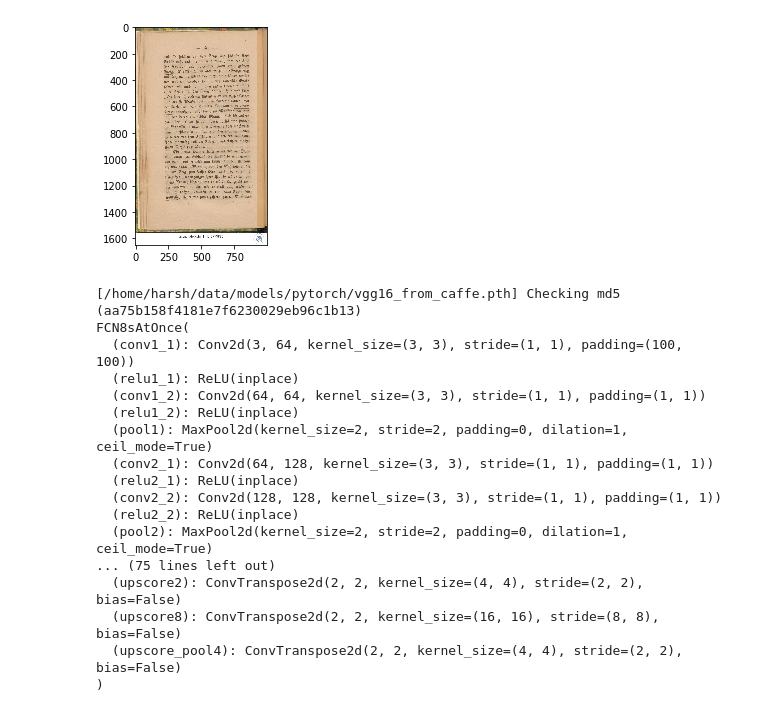
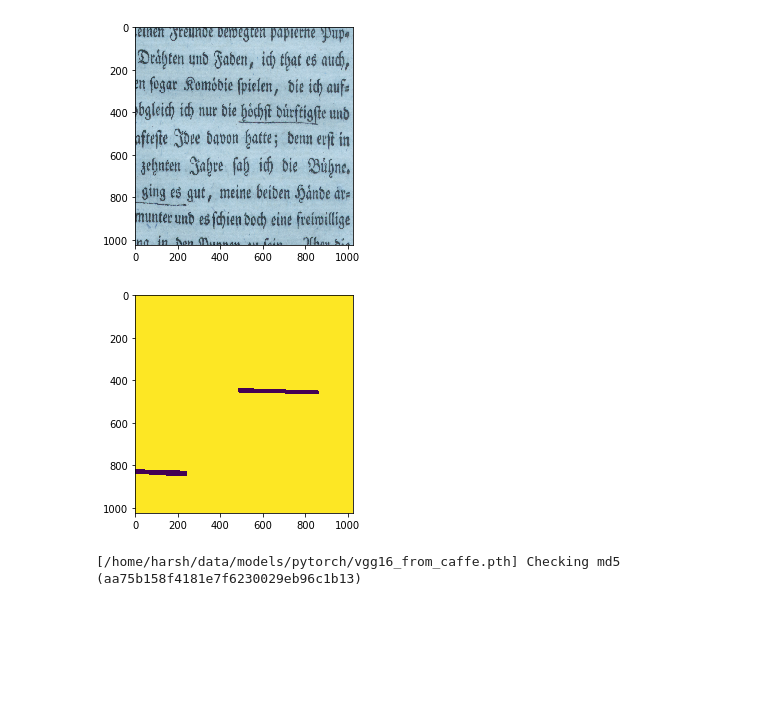
Before and after one commit to harshgrovr/Semester_Project, a Jupyter notebook: Ensembling_Training_with_FCN8/Ensembling_training_with_FCN8.ipynb, the cells around one changed output. Drawn from its saved outputs; the diff is of its cells as text; code cells hidden in the pictures; blank space fills up the shorter version.

```diff
--- a/Ensembling_Training_with_FCN8/Ensembling_training_with_FCN8.ipynb
+++ b/Ensembling_Training_with_FCN8/Ensembling_training_with_FCN8.ipynb
@@ -37,6 +38,7 @@ def make_cv_folds(img_root, gt_root, num_folds, random_state):
     gt_root = os.path.expanduser(gt_root)
     for f in sorted(os.listdir(img_root)):
         if not os.path.isfile(os.path.join(img_root, f)) or not os.path.isfile(os.path.join(gt_root, f.rsplit(".", 1)[0] + ".png")):
+            print(f, img_root)
             raise Exception("GT fehlt")
         samples.append((os.path.join(img_root, f), os.path.join(gt_root, f.rsplit(".", 1)[0] + ".png")))
 
@@ -79,7 +81,7 @@ def normalize(dataloader, dataset):
     gt_stdDev = []
 
     for i, data in enumerate(dataloader, 0):
-        # shape (batch_size, 3, height, width)
+        # shape (batch_size, 4, height, width)
         numpy_image = data[0].numpy()
         batch_mean = np.mean(numpy_image, axis=(0,2,3))
         batch_std1 = np.std(numpy_image,axis=(0,2,3), ddof=1)
@@ -161,9 +163,9 @@ class Annotations(Dataset):
 
         img1 = np.copy(img[:,:,:3])
         img2 = np.copy(img[:,:,3])
-        plt.imshow(img1)
+#         plt.imshow(img1)
         #plt.show()
-        img1  = Image.fromarray((img1*255).astype('uint8'), 'RGB')
+        img1  = Image.fromarray((img1).astype('uint8'), 'RGB')
        # plt.imshow(img1)
        # plt.show()
         img2 = Image.fromarray(img2.astype('uint8'), mode ='L')
@@ -398,20 +400,21 @@ testset.trainingMean, testset.trainingStd ,testset.gtMean, testset.gtStd = norma
 # %%
 # Apply Normalization when apply_transform = 1
-apply_transform = 1
+apply_transform = 0
 dat = trainset[0]
 img = dat[0].numpy().transpose(1,2,0).astype(np.uint8)
 gt = dat[1].numpy()
 # print(np.unique(img[:,:,:0]))
 # print(np.unique(img[:,:,:1]))
 # print(np.unique(img[:,:,:2]))
 # print(np.unique(img[:,:,:3]))
 # print(np.unique(img[:,:,:4]))
-# plt.imshow(img[:,:,0:3])
-# plt.show()
-# plt.imshow(gt.squeeze())
-# plt.show()
+plt.imshow(img[:,:,0:3])
+plt.show()
+plt.imshow(gt.squeeze())
+plt.show()
 # %% [output]
-[figure, old version]
+[figure, new version]
+[figure, added]
 # %%
 log_dir = "log-mg3/"
 
@@ -446,7 +449,7 @@ configurations = {
     # same configuration as original work
     # https://github.com/shelhamer/fcn.berkeleyvision.org
     1: dict(
-        max_iteration=20000,
+        max_iteration=200000,
         lr=1.0e-12,
         momentum=0.99,
         weight_decay=0.0005,
@@ -476,9 +479,9 @@ if resume:
 else:
     vgg16 = torchfcn.models.VGG16(pretrained=True)
     model.copy_params_from_vgg16(vgg16)
-print(model)
+
 model.conv1_1 = nn.Conv2d(4, 64, kernel_size=(3, 3), stride=(1, 1), padding=(100, 100))
-print(model)
+
 if cuda:
     model = model.cuda()
 
@@ -499,7 +502,7 @@ trainer = torchfcn.Trainer(
     model=model,
     optimizer=optimizer,
     train_loader=train_loader,
-    val_loader=test_loader,
+    val_loader=train_loader,
     out=out,
     max_iter=cfg['max_iteration'],
     interval_validate=cfg.get('interval_validate', len(train_loader)),
@@ -507,23 +510,7 @@ trainer = torchfcn.Trainer(
 trainer.epoch = start_epoch
 trainer.iteration = start_iteration
 
-# Comment out this to train the network from scratch or else see next block to save trained weights.
+## Comment out this to train the network from scratch or else see next block to save trained weights.
 # trainer.train()
 # %% [output]
 [/home/harsh/data/models/pytorch/vgg16_from_caffe.pth] Checking md5 (aa75b158f4181e7f6230029eb96c1b13)
-FCN8sAtOnce(
-  (conv1_1): Conv2d(3, 64, kernel_size=(3, 3), stride=(1, 1), padding=(100, 100))
-  (relu1_1): ReLU(inplace)
-  (conv1_2): Conv2d(64, 64, kernel_size=(3, 3), stride=(1, 1), padding=(1, 1))
-  (relu1_2): ReLU(inplace)
-  (pool1): MaxPool2d(kernel_size=2, stride=2, padding=0, dilation=1, ceil_mode=True)
-  (conv2_1): Conv2d(64, 128, kernel_size=(3, 3), stride=(1, 1), padding=(1, 1))
-  (relu2_1): ReLU(inplace)
-  (conv2_2): Conv2d(128, 128, kernel_size=(3, 3), stride=(1, 1), padding=(1, 1))
-  (relu2_2): ReLU(inplace)
-  (pool2): MaxPool2d(kernel_size=2, stride=2, padding=0, dilation=1, ceil_mode=True)
-... (75 lines left out)
-  (upscore2): ConvTranspose2d(2, 2, kernel_size=(4, 4), stride=(2, 2), bias=False)
-  (upscore8): ConvTranspose2d(2, 2, kernel_size=(16, 16), stride=(8, 8), bias=False)
-  (upscore_pool4): ConvTranspose2d(2, 2, kernel_size=(4, 4), stride=(2, 2), bias=False)
-)
```
Also changed, not shown: parts of 5 cells of this notebook.
